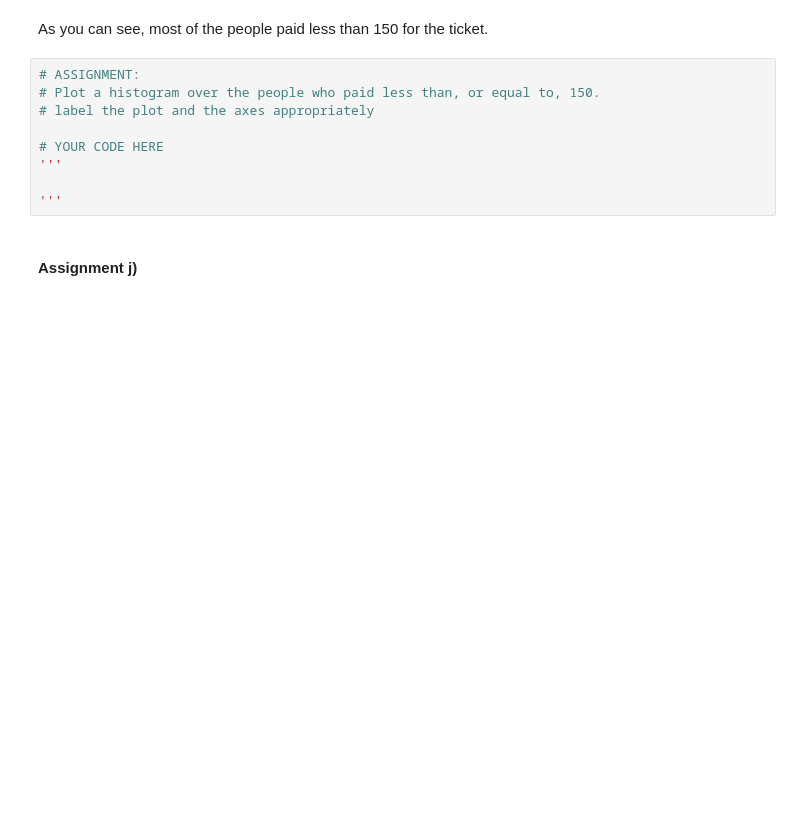
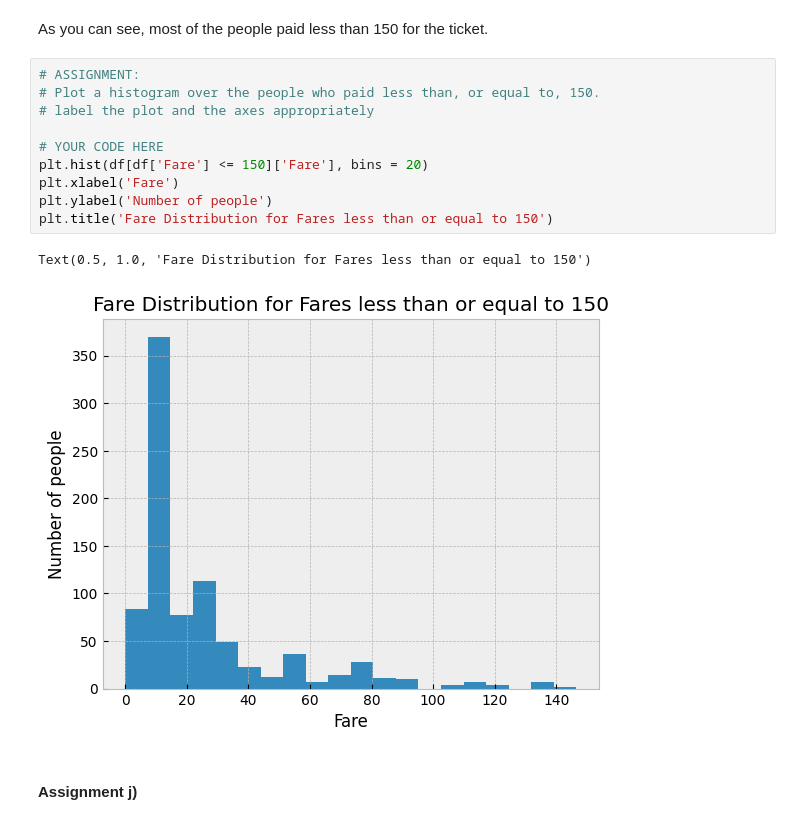
Before and after one commit to FolkeHilding/IntroML, a Jupyter notebook: Assignments/Practical/PracticalNotebook2.ipynb, the cells around one changed output. Drawn from its saved outputs; the diff is of its cells as text; blank space fills up the shorter version.

```diff
--- a/Assignments/Practical/PracticalNotebook2.ipynb
+++ b/Assignments/Practical/PracticalNotebook2.ipynb
@@ -394,12 +463,16 @@ As you can see, most of the people paid less than 150 for the ticket.
 # %%
 # ASSIGNMENT:
 # Plot a histogram over the people who paid less than, or equal to, 150.
 # label the plot and the axes appropriately
 
 # YOUR CODE HERE
-'''
-
-'''
+plt.hist(df[df['Fare'] <= 150]['Fare'], bins = 20)
+plt.xlabel('Fare')
+plt.ylabel('Number of people')
+plt.title('Fare Distribution for Fares less than or equal to 150')
+# %% [output]
+Text(0.5, 1.0, 'Fare Distribution for Fares less than or equal to 150')
+[figure, added]
 # %% [markdown]
 #### Assignment j)
 # %%
```
Also changed, not shown: parts of 16 cells of this notebook.
